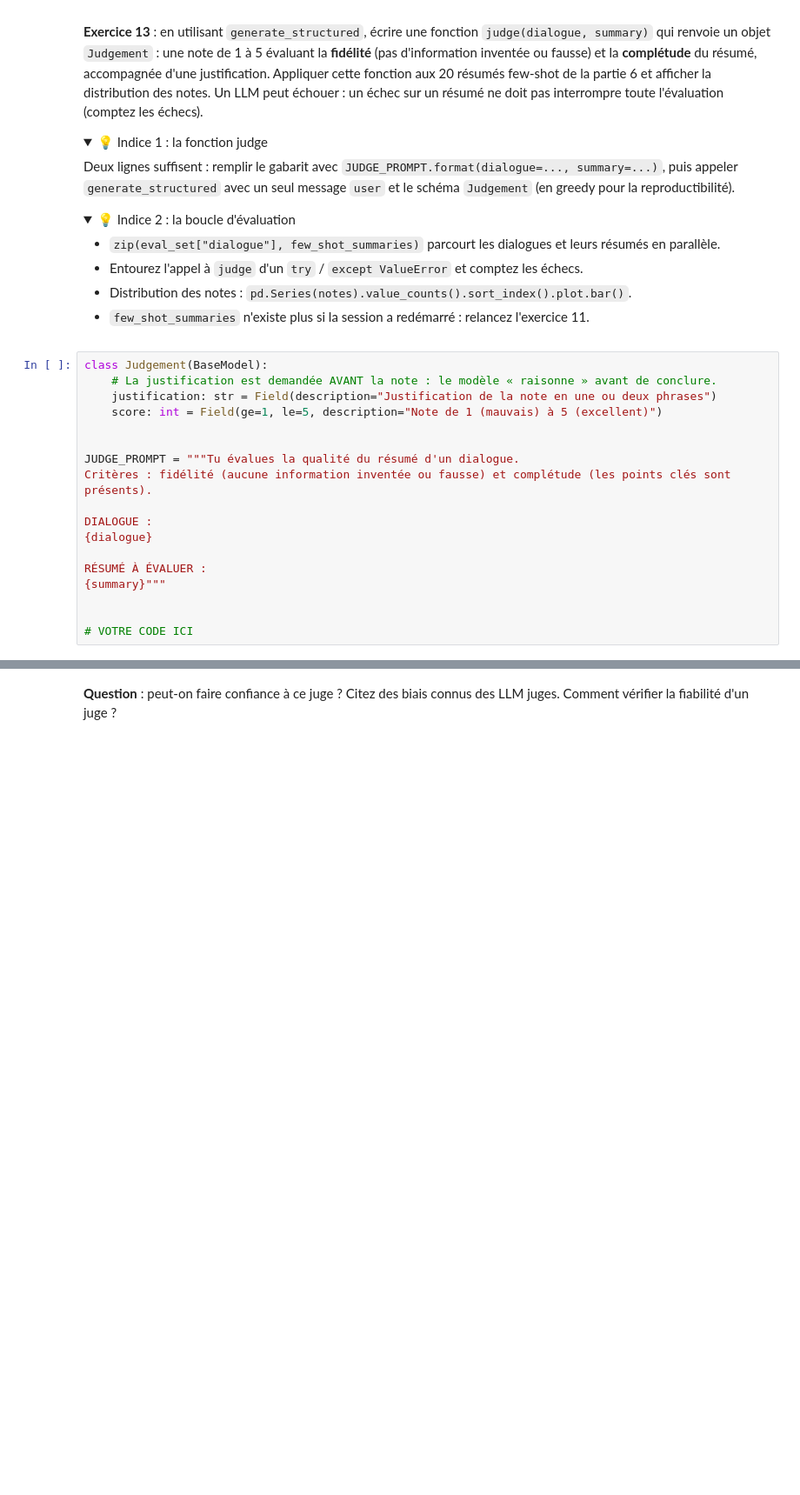
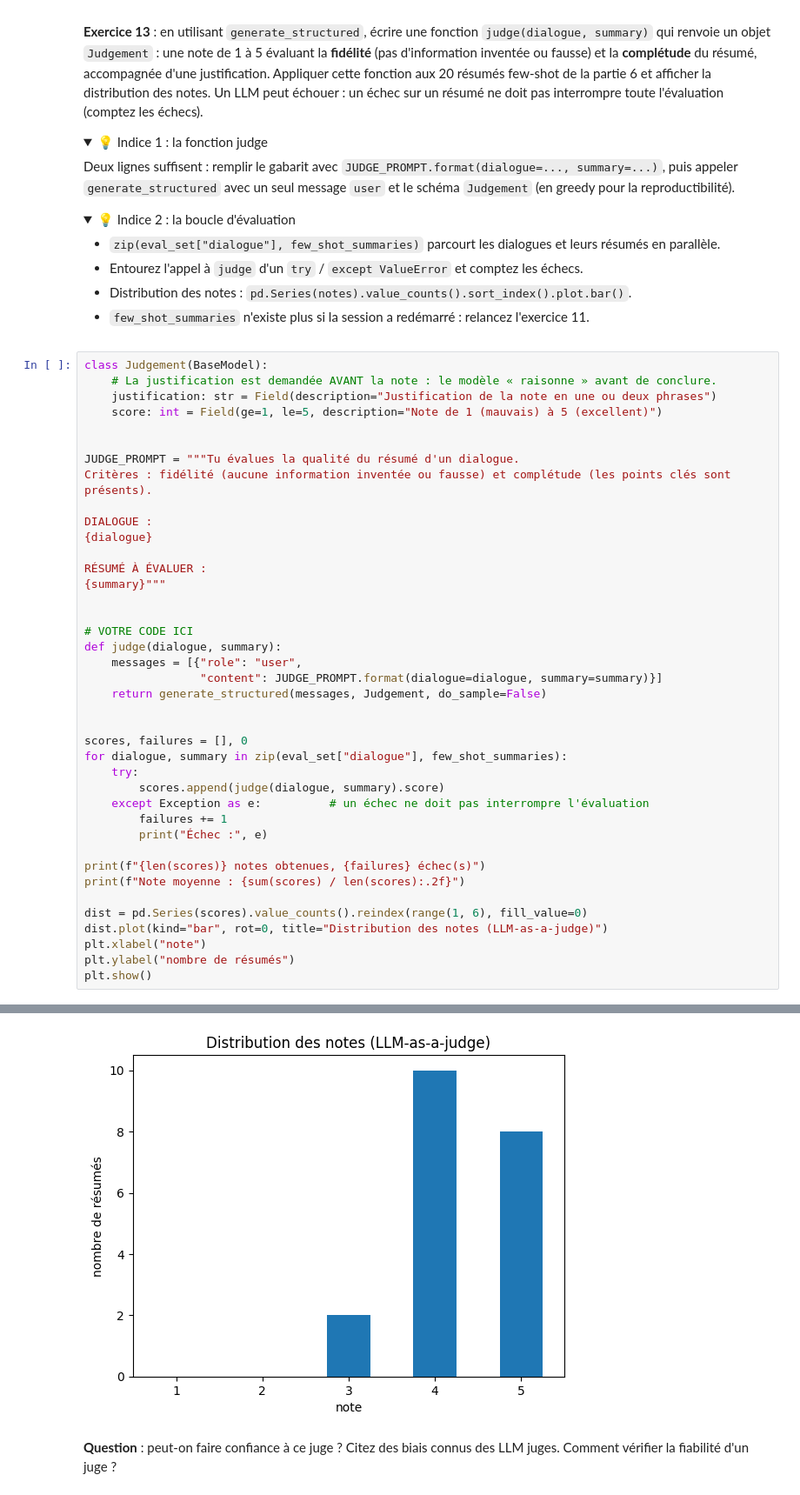
Before and after one commit to pierrebg18/tp-initiation-llm-student-version, a Jupyter notebook: TP_initiation_llm.ipynb, the cells around one changed output, grey strips where cells are left out. Shown at 87% size. Cells and saved outputs as stored; diff of their text form; folded sections open; blank space fills up the shorter version.

```diff
--- a/TP_initiation_llm.ipynb
+++ b/TP_initiation_llm.ipynb
@@ -1021,3 +1220,26 @@ RÉSUMÉ À ÉVALUER :
 
 
 # VOTRE CODE ICI
+def judge(dialogue, summary):
+    messages = [{"role": "user",
+                 "content": JUDGE_PROMPT.format(dialogue=dialogue, summary=summary)}]
+    return generate_structured(messages, Judgement, do_sample=False)
+
+
+scores, failures = [], 0
+for dialogue, summary in zip(eval_set["dialogue"], few_shot_summaries):
+    try:
+        scores.append(judge(dialogue, summary).score)
+    except Exception as e:          # un échec ne doit pas interrompre l'évaluation
+        failures += 1
+        print("Échec :", e)
+
+print(f"{len(scores)} notes obtenues, {failures} échec(s)")
+print(f"Note moyenne : {sum(scores) / len(scores):.2f}")
+
+dist = pd.Series(scores).value_counts().reindex(range(1, 6), fill_value=0)
+dist.plot(kind="bar", rot=0, title="Distribution des notes (LLM-as-a-judge)")
+plt.xlabel("note")
+plt.ylabel("nombre de résumés")
+plt.show()
+# %% [output]
@@ -1024,3 +1248,4 @@ RÉSUMÉ À ÉVALUER :
+[figure, added]
 # %% [markdown]
 **Question** : peut-on faire confiance à ce juge ? Citez des biais connus des LLM juges. Comment vérifier la fiabilité d'un juge ?
 # %% [markdown]
```
Also changed, not shown: parts of 20 cells of this notebook.
